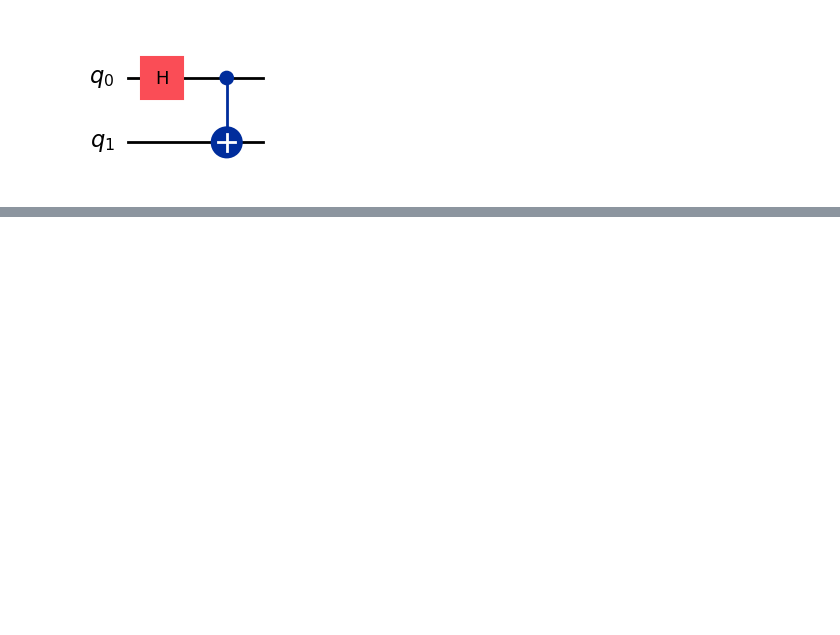
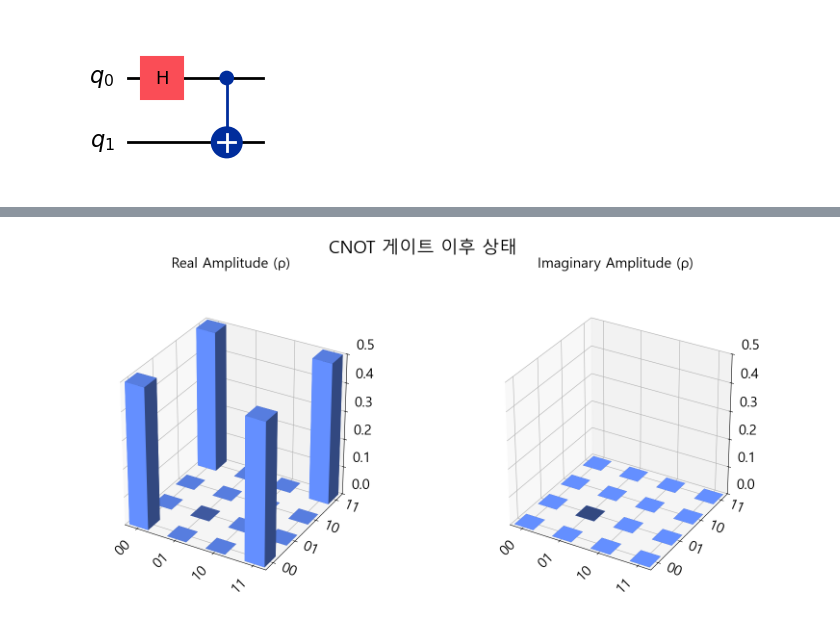
Before and after one commit to yeohj0710/Quantum-computer-executor, a Jupyter notebook: Quantum_Computing_Tutorials/3강. 다중 Qubit 게이트.ipynb, the cells around one changed output, grey strips where cells are left out. Cells and saved outputs as stored; diff of their text form; code cells hidden in the pictures; blank space fills up the shorter version.

```diff
--- a/Quantum_Computing_Tutorials/3강. 다중 Qubit 게이트.ipynb
+++ b/Quantum_Computing_Tutorials/3강. 다중 Qubit 게이트.ipynb
@@ -28,0 +36,19 @@ qc.draw(output='mpl')
+# %%
+from qiskit.quantum_info import Statevector
+from qiskit.visualization import plot_state_city
+import matplotlib.pyplot as plt
+from matplotlib import rc
+from IPython.display import Image, display
+
+rc('font', family='Malgun Gothic')
+plt.rcParams['axes.unicode_minus'] = False
+
+# 상태 벡터 추출
+state = Statevector.from_instruction(qc)
+
+# 상태 시각화 및 저장
+fig = plot_state_city(state, title="CNOT 게이트 이후 상태")
+fig.savefig("images/3강. statevector_output.png")
+display(Image("images/3강. statevector_output.png"))
+# %% [output]
+[figure, added]
```
Also changed, not shown: parts of 7 cells of this notebook, 1 other file.
